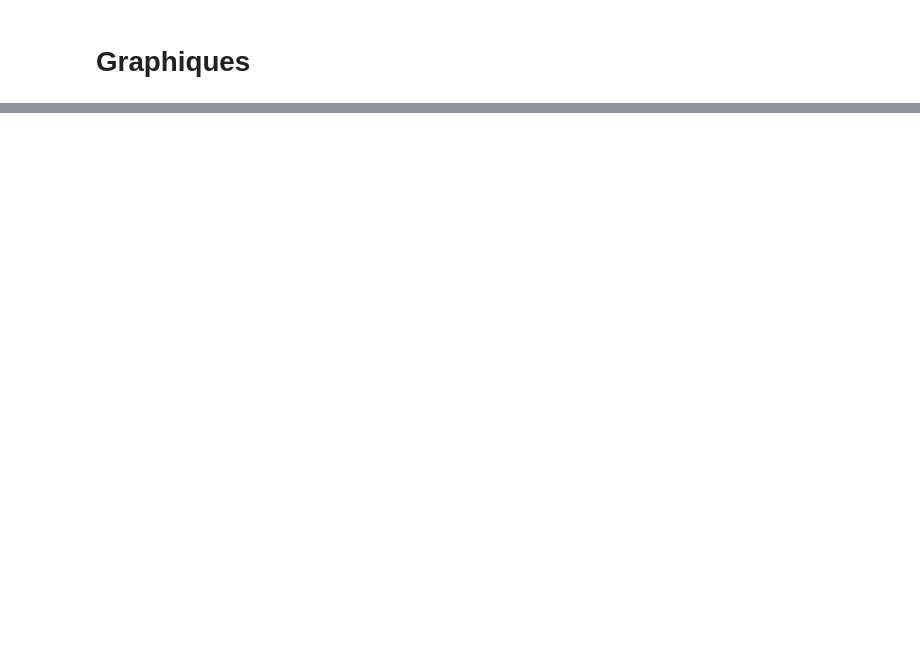
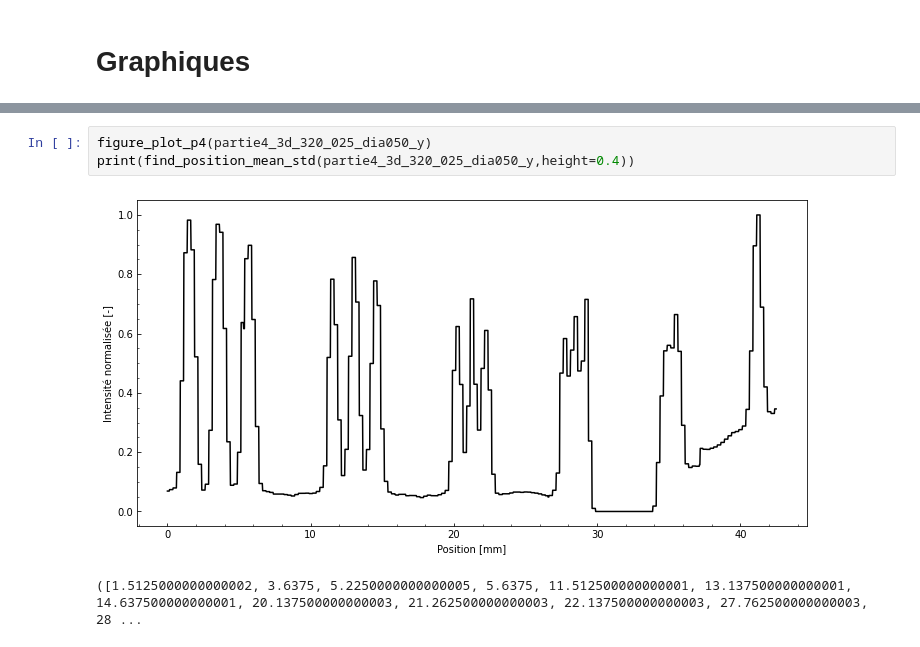
Before and after one commit to felixantoine1/labV_projet, a Jupyter notebook: analyse_partie4.ipynb, the cells around one changed output, grey strips where cells are left out. Drawn from its saved outputs; the diff is of its cells as text; blank space fills up the shorter version.

```diff
--- a/analyse_partie4.ipynb
+++ b/analyse_partie4.ipynb
@@ -128,0 +242,6 @@ figure_plot_p4(partie4_3d_040_025_ramlack_y_v2)
+# %%
+figure_plot_p4(partie4_3d_320_025_dia050_y)
+print(find_position_mean_std(partie4_3d_320_025_dia050_y,height=0.4))
+# %% [output]
+[figure, added]
+([1.5125000000000002, 3.6375, 5.2250000000000005, 5.6375, 11.512500000000001, 13.137500000000001, 14.637500000000001, 20.137500000000003, 21.262500000000003, 22.137500000000003, 27.762500000000003, 28 ...
```
Also changed, not shown: parts of 20 cells of this notebook.
